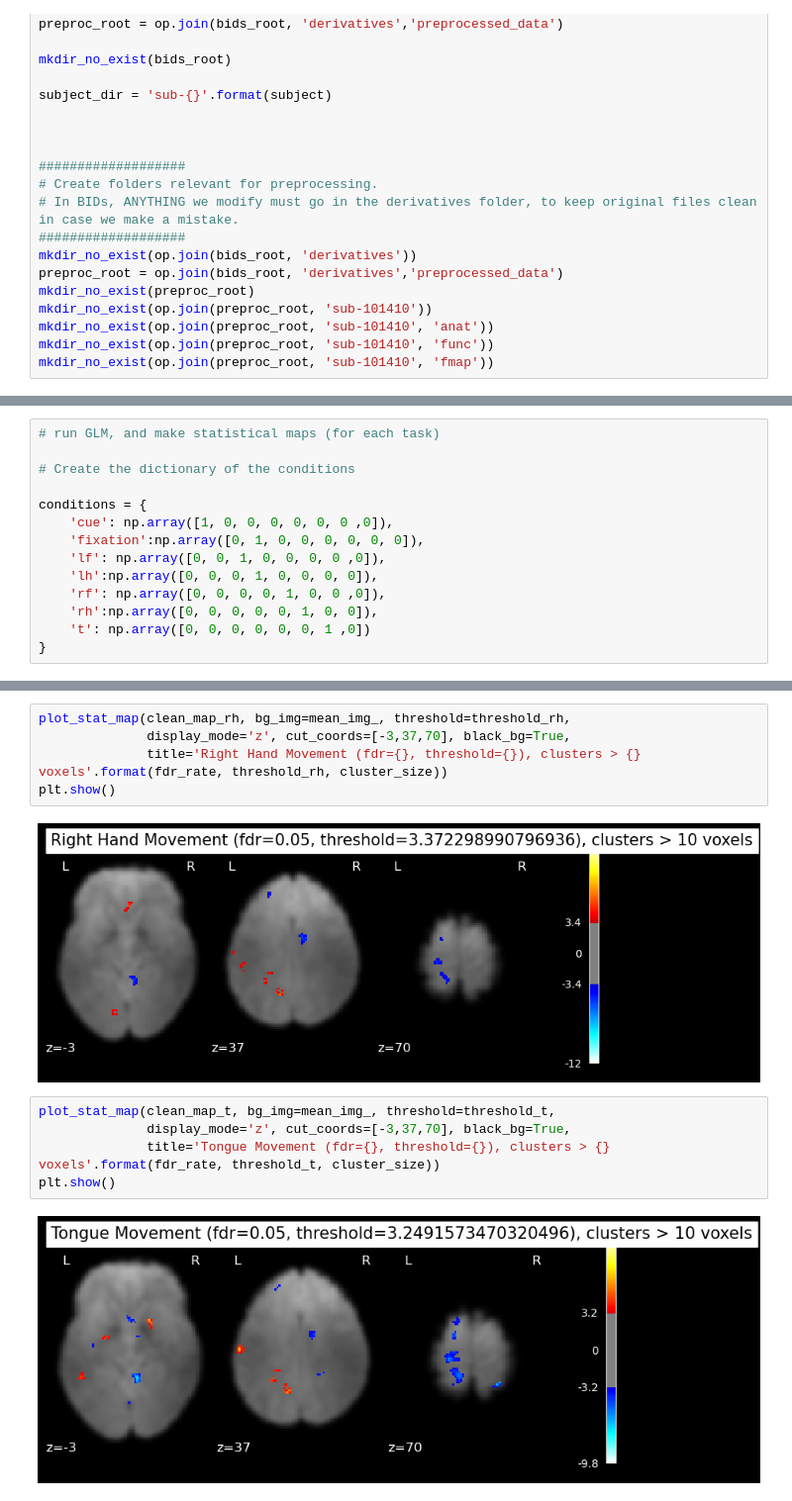
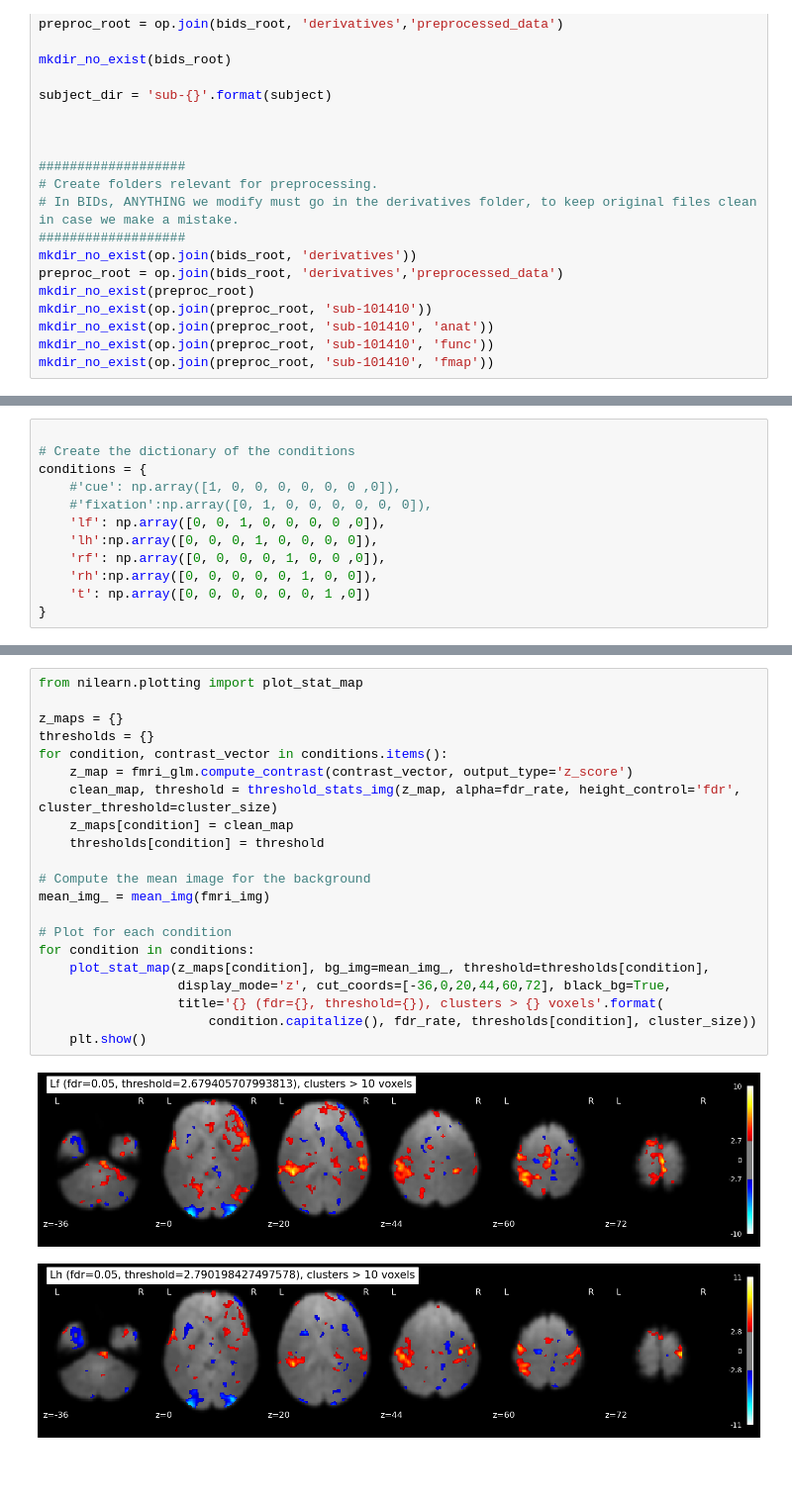
Before and after one commit to Tournedos/NSSP_project1_GroupK, a Jupyter notebook: GLM.ipynb, the cells around one changed output, grey strips where cells are left out. Shown: that part at 99% size. Drawn from its saved outputs; the diff is of its cells as text; blank space fills up the shorter version.

Commit message:
clean-up GLM

```diff
--- a/GLM.ipynb
+++ b/GLM.ipynb
@@ -177,11 +222,9 @@ plt.show()
 # %%
-# run GLM, and make statistical maps (for each task)
 
 # Create the dictionary of the conditions
-
 conditions = {
-    'cue': np.array([1, 0, 0, 0, 0, 0, 0 ,0]),
-    'fixation':np.array([0, 1, 0, 0, 0, 0, 0, 0]),
+    #'cue': np.array([1, 0, 0, 0, 0, 0, 0 ,0]),
+    #'fixation':np.array([0, 1, 0, 0, 0, 0, 0, 0]),
     'lf': np.array([0, 0, 1, 0, 0, 0, 0 ,0]),
     'lh':np.array([0, 0, 0, 1, 0, 0, 0, 0]),
     'rf': np.array([0, 0, 0, 0, 1, 0, 0 ,0]),
@@ -243,14 +263,24 @@ plt.show()
-# %%
-plot_stat_map(clean_map_rh, bg_img=mean_img_, threshold=threshold_rh,
-              display_mode='z', cut_coords=[-3,37,70], black_bg=True,
-              title='Right Hand Movement (fdr={}, threshold={}), clusters > {} voxels'.format(fdr_rate, threshold_rh, cluster_size))
-plt.show()
-# %% [output]
-[figure, removed]
-# %%
-plot_stat_map(clean_map_t, bg_img=mean_img_, threshold=threshold_t,
-              display_mode='z', cut_coords=[-3,37,70], black_bg=True,
-              title='Tongue Movement (fdr={}, threshold={}), clusters > {} voxels'.format(fdr_rate, threshold_t, cluster_size))
-plt.show()
-# %% [output]
-[figure, removed]
+# %%
+from nilearn.plotting import plot_stat_map
+
+z_maps = {}
+thresholds = {}
+for condition, contrast_vector in conditions.items():
+    z_map = fmri_glm.compute_contrast(contrast_vector, output_type='z_score')
+    clean_map, threshold = threshold_stats_img(z_map, alpha=fdr_rate, height_control='fdr', cluster_threshold=cluster_size)
+    z_maps[condition] = clean_map
+    thresholds[condition] = threshold
+
+# Compute the mean image for the background
+mean_img_ = mean_img(fmri_img)
+
+# Plot for each condition
+for condition in conditions:
+    plot_stat_map(z_maps[condition], bg_img=mean_img_, threshold=thresholds[condition],
+                  display_mode='z', cut_coords=[-36,0,20,44,60,72], black_bg=True,
+                  title='{} (fdr={}, threshold={}), clusters > {} voxels'.format(
+                      condition.capitalize(), fdr_rate, thresholds[condition], cluster_size))
+    plt.show()
+# %% [output]
+[figure, added]
+[figure, added]
```
Also changed, not shown: parts of 19 cells of this notebook.
